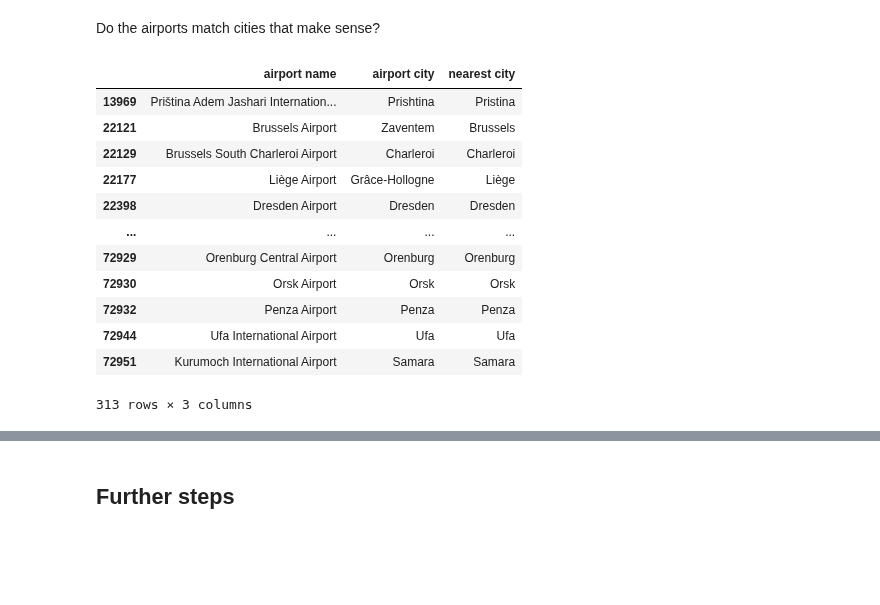
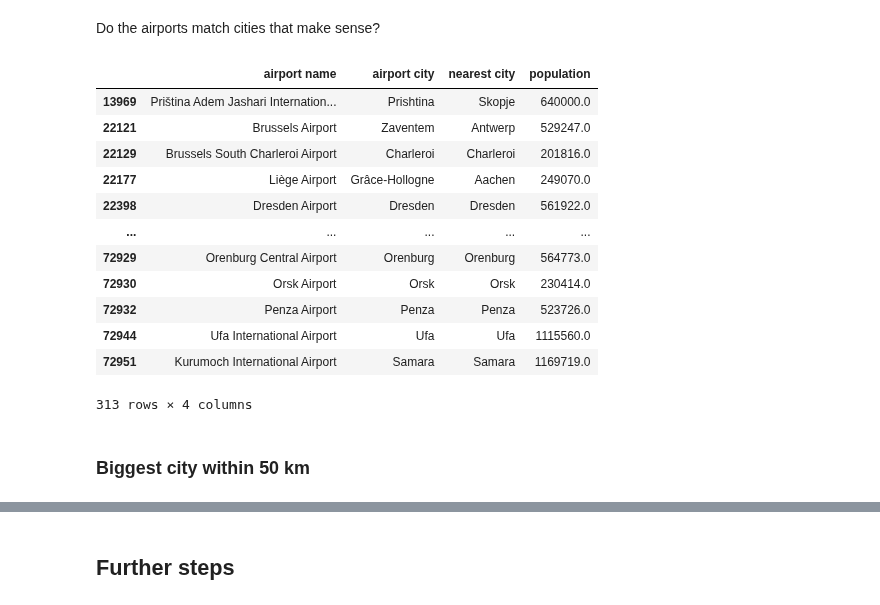
Before and after one commit to RabDou44/DOPP_group18, a Jupyter notebook: final notebook/comparing_train_airport_cities.ipynb, the cells around one changed output, grey strips where cells are left out. Cells and saved outputs as stored; diff of their text form; code cells hidden in the pictures; blank space fills up the shorter version.

```diff
--- a/final notebook/comparing_train_airport_cities.ipynb
+++ b/final notebook/comparing_train_airport_cities.ipynb
@@ -680,6 +676,7 @@ Belgium            52
 Norway             30
 Name: count, dtype: int64
 # %%
-cities_info = cities_info[cities_info['population_proper'] > 100000] # to avoid problems with small cities
-cities_info
+# TODO: is the threshold good?
+big_cities_info = cities_info[cities_info['population_proper'] > 200000] # to avoid problems with small cities
+big_cities_info
 # %% [output]
@@ -723,7 +720,7 @@ import geopandas as gpd
 from shapely.geometry import Point
 # %%
 gdf_airports = gpd.GeoDataFrame(our_airports, geometry=gpd.points_from_xy(our_airports.longitude, our_airports.latitude))
-gdf_cities = gpd.GeoDataFrame(cities_info, geometry=gpd.points_from_xy(cities_info.longitude, cities_info.latitude))
+gdf_cities = gpd.GeoDataFrame(big_cities_info, geometry=gpd.points_from_xy(big_cities_info.longitude, big_cities_info.latitude))
 # %%
 nearest_cities = gpd.sjoin_nearest(gdf_airports, gdf_cities, distance_col="distance")
 nearest_cities
@@ -745,20 +742,20 @@ nearest_cities
 Do the airports match cities that make sense?
 # %%
 nearest_cities.rename(columns={'municipality': 'airport city', 'city': 'nearest city', 'name': 'airport name'}, inplace=True)
-nearest_cities[['airport name', 'airport city', 'nearest city']]
+nearest_cities[['airport name', 'airport city', 'nearest city','population']]
 # %% [output]
-|  | airport name | airport city | nearest city |
-| 13969 | Priština Adem Jashari Internation... | Prishtina | Pristina |
-| 22121 | Brussels Airport | Zaventem | Brussels |
-| 22129 | Brussels South Charleroi Airport | Charleroi | Charleroi |
-| 22177 | Liège Airport | Grâce-Hollogne | Liège |
-| 22398 | Dresden Airport | Dresden | Dresden |
-| ... | ... | ... | ... |
-| 72929 | Orenburg Central Airport | Orenburg | Orenburg |
-| 72930 | Orsk Airport | Orsk | Orsk |
-| 72932 | Penza Airport | Penza | Penza |
-| 72944 | Ufa International Airport | Ufa | Ufa |
-| 72951 | Kurumoch International Airport | Samara | Samara |
+|  | airport name | airport city | nearest city | population |
+| 13969 | Priština Adem Jashari Internation... | Prishtina | Skopje | 640000.0 |
+| 22121 | Brussels Airport | Zaventem | Antwerp | 529247.0 |
+| 22129 | Brussels South Charleroi Airport | Charleroi | Charleroi | 201816.0 |
+| 22177 | Liège Airport | Grâce-Hollogne | Aachen | 249070.0 |
+| 22398 | Dresden Airport | Dresden | Dresden | 561922.0 |
+| ... | ... | ... | ... | ... |
+| 72929 | Orenburg Central Airport | Orenburg | Orenburg | 564773.0 |
+| 72930 | Orsk Airport | Orsk | Orsk | 230414.0 |
+| 72932 | Penza Airport | Penza | Penza | 523726.0 |
+| 72944 | Ufa International Airport | Ufa | Ufa | 1115560.0 |
+| 72951 | Kurumoch International Airport | Samara | Samara | 1169719.0 |
-313 rows × 3 columns
+313 rows × 4 columns
 # %%
 # write nearest_cities to csv
@@ -765,0 +763,2 @@ nearest_cities.to_csv("../datasets/nearest_cities.csv",index=False, header=True)
+# %% [markdown]
+### Biggest city within 50 km
```
Also changed, not shown: parts of 6 cells of this notebook, 1 other file.
